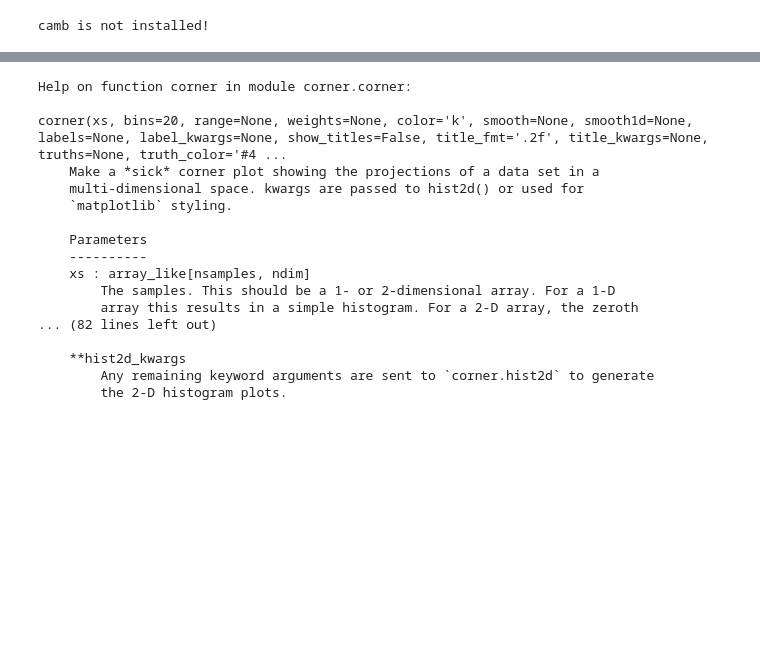
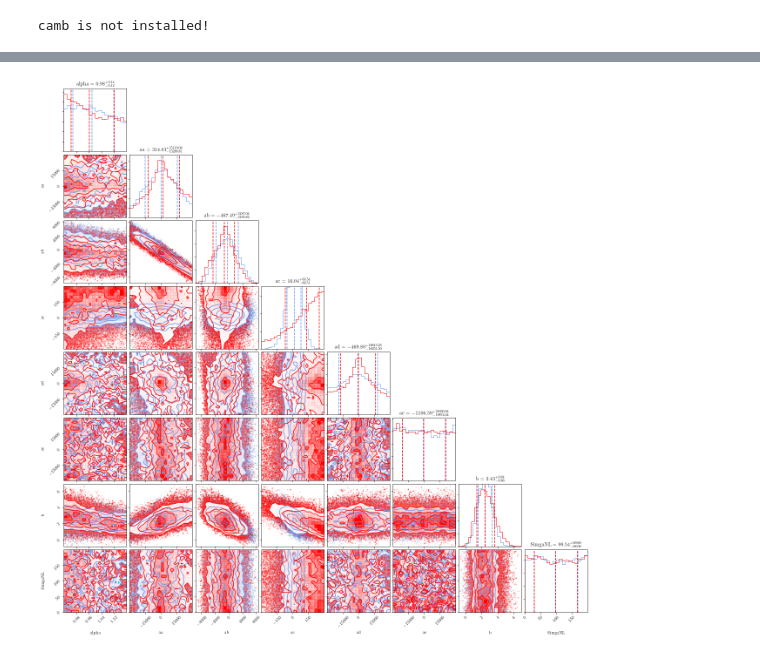
Before and after one commit to mehdirezaie/bao_fit, a Jupyter notebook: BAOpipeline.ipynb, the cells around one changed output, grey strips where cells are left out. Cells and saved outputs as stored; diff of their text form; code cells hidden in the pictures; blank space fills up the shorter version.

```diff
--- a/BAOpipeline.ipynb
+++ b/BAOpipeline.ipynb
@@ -522,20 +585,6 @@ fig = corner.corner(samples, labels=[r'$\alpha$', r'$\Sigma^{2}_{xy}$', 'A', 'B'
-# %%
-help(corner.corner)
-# %% [output]
-Help on function corner in module corner.corner:
-
-corner(xs, bins=20, range=None, weights=None, color='k', smooth=None, smooth1d=None, labels=None, label_kwargs=None, show_titles=False, title_fmt='.2f', title_kwargs=None, truths=None, truth_color='#4 ...
-    Make a *sick* corner plot showing the projections of a data set in a
-    multi-dimensional space. kwargs are passed to hist2d() or used for
-    `matplotlib` styling.
-
-    Parameters
-    ----------
-    xs : array_like[nsamples, ndim]
-        The samples. This should be a 1- or 2-dimensional array. For a 1-D
-        array this results in a simple histogram. For a 2-D array, the zeroth
-... (82 lines left out)
-
-    **hist2d_kwargs
-        Any remaining keyword arguments are sent to `corner.hist2d` to generate
-        the 2-D histogram plots.
+# %%
+corner.corner(samples1, labels=parameters,
+              quantiles=[.1586555, .50, .8413445], show_titles=False, color='red',
+              fig=fig) #    truths=[.1, 0.1, 0.2],
+# %% [output]
+[figure, added]
```
Also changed, not shown: parts of 20 cells of this notebook, 2 other files.
